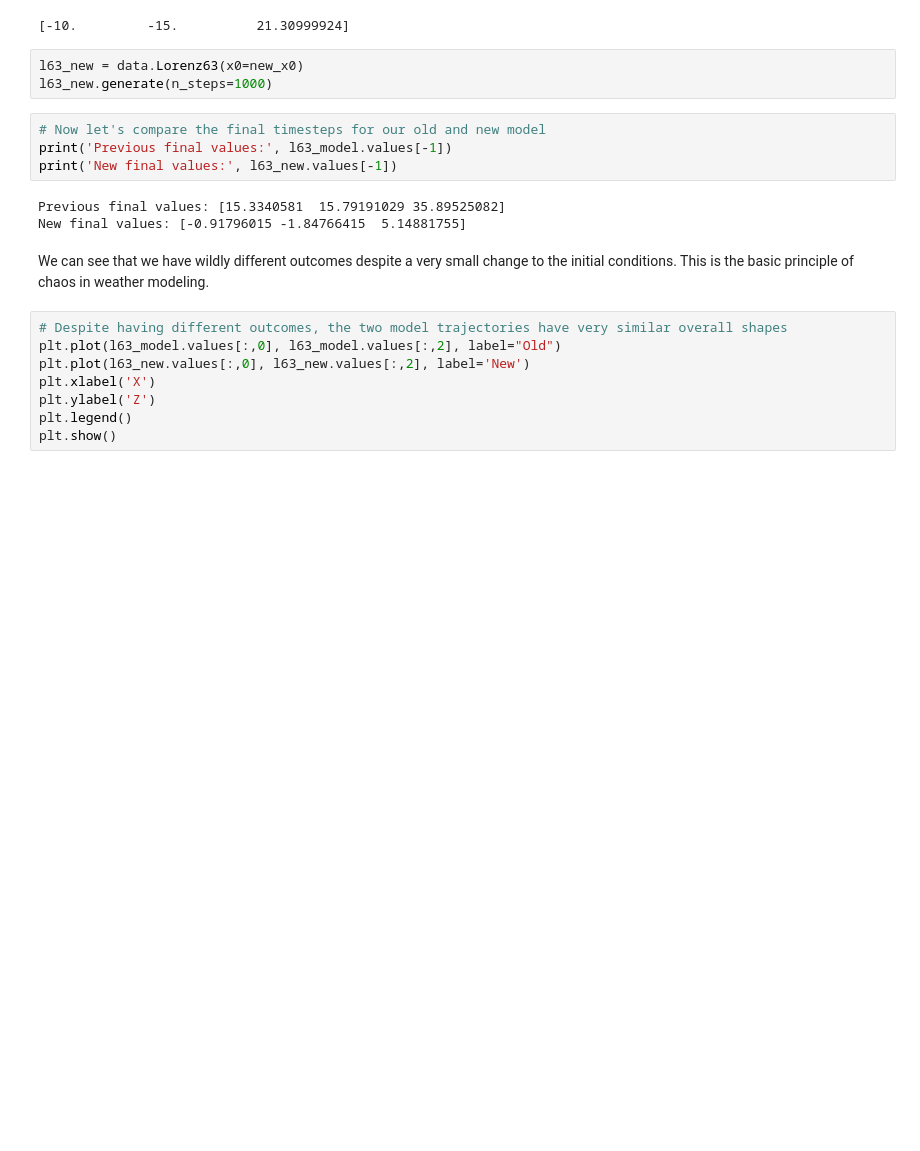
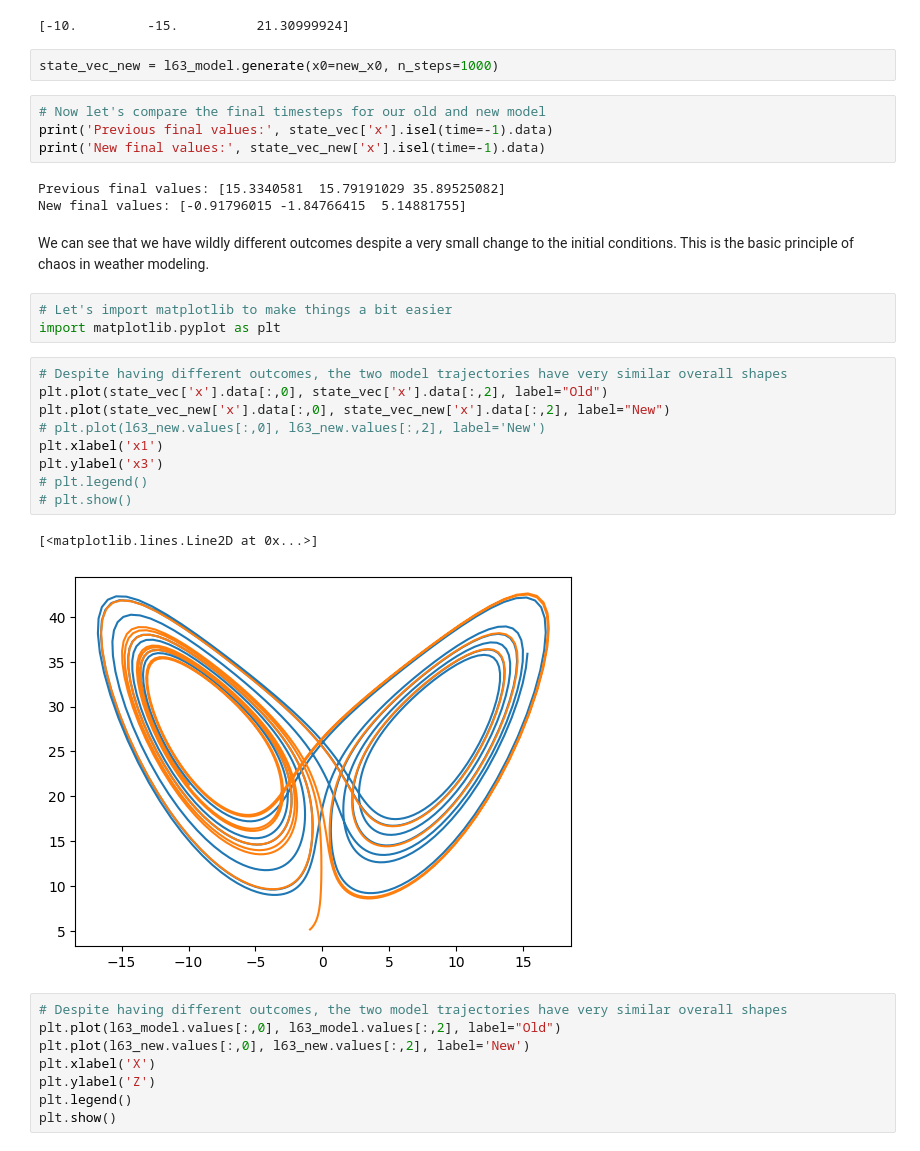
Before and after one commit to StevePny/DataAssimBench-Examples, a Jupyter notebook: examples/data_generators/1-basics-lorenz63.ipynb, the cells around one changed output. Saved outputs shown, nothing was run; the diff lists cells and outputs as text; blank space fills up the shorter version.

```diff
--- a/examples/data_generators/1-basics-lorenz63.ipynb
+++ b/examples/data_generators/1-basics-lorenz63.ipynb
@@ -113,17 +116,31 @@ print(new_x0)
 # %% [output]
 [-10.         -15.          21.30999924]
 # %%
-l63_new = data.Lorenz63(x0=new_x0)
-l63_new.generate(n_steps=1000)
+state_vec_new = l63_model.generate(x0=new_x0, n_steps=1000)
 # %%
 # Now let's compare the final timesteps for our old and new model
-print('Previous final values:', l63_model.values[-1])
-print('New final values:', l63_new.values[-1])
+print('Previous final values:', state_vec['x'].isel(time=-1).data)
+print('New final values:', state_vec_new['x'].isel(time=-1).data)
 # %% [output]
 Previous final values: [15.3340581  15.79191029 35.89525082]
 New final values: [-0.91796015 -1.84766415  5.14881755]
 # %% [markdown]
 We can see that we have wildly different outcomes despite a very small change to the initial conditions. This is the basic principle of chaos in weather modeling.
+# %%
+# Let's import matplotlib to make things a bit easier
+import matplotlib.pyplot as plt
+# %%
+# Despite having different outcomes, the two model trajectories have very similar overall shapes
+plt.plot(state_vec['x'].data[:,0], state_vec['x'].data[:,2], label="Old")
+plt.plot(state_vec_new['x'].data[:,0], state_vec_new['x'].data[:,2], label="New")
+# plt.plot(l63_new.values[:,0], l63_new.values[:,2], label='New')
+plt.xlabel('x1')
+plt.ylabel('x3')
+# plt.legend()
+# plt.show()
+# %% [output]
+[<matplotlib.lines.Line2D at 0x...>]
+[figure, added]
 # %%
 # Despite having different outcomes, the two model trajectories have very similar overall shapes
 plt.plot(l63_model.values[:,0], l63_model.values[:,2], label="Old")
```
Also changed, not shown: parts of 9 cells of this notebook.
